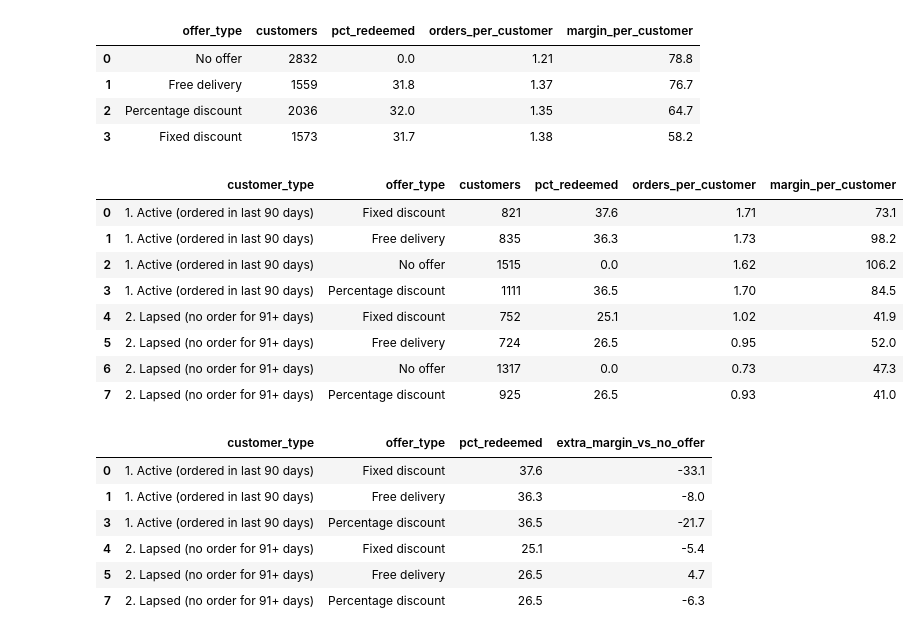
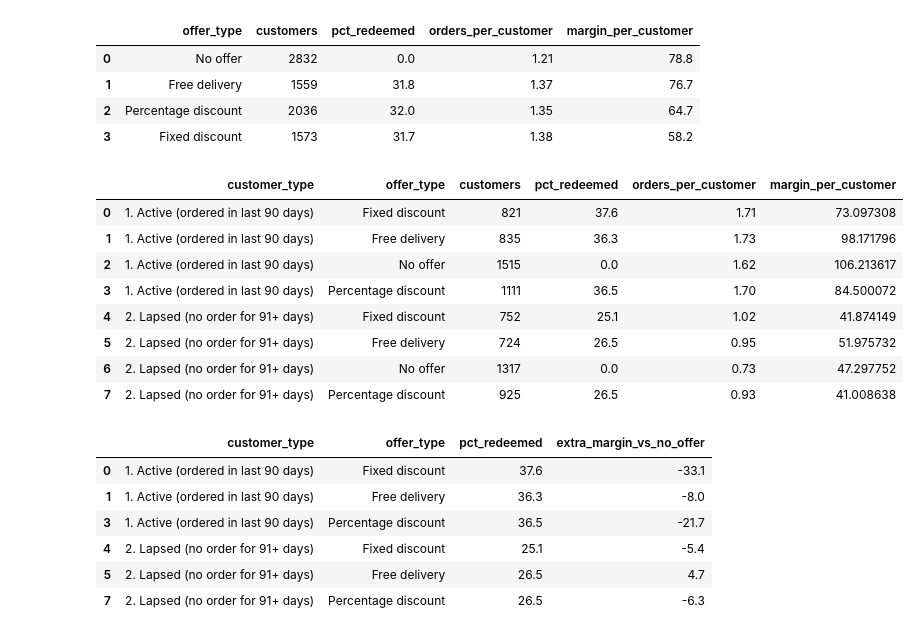
Before and after one commit to Aritra-20/swiftbasket-profitable-growth, a Jupyter notebook: notebooks/swiftbasket_analysis.ipynb, the cells around one changed output. Saved outputs shown, nothing was run; the diff lists cells and outputs as text; code cells hidden in the pictures.

```diff
--- a/notebooks/swiftbasket_analysis.ipynb
+++ b/notebooks/swiftbasket_analysis.ipynb
@@ -573,28 +946,28 @@ df
 # %%
 promo = run("""
 SELECT CASE WHEN c.days_since_last_order <= 90 THEN '1. Active (ordered in last 90 days)'
             ELSE '2. Lapsed (no order for 91+ days)' END AS customer_type,
        a.offer_type,
        COUNT(*) AS customers,
        ROUND(100.0 * AVG(a.offer_redeemed_flag), 1) AS pct_redeemed,
        ROUND(AVG(a.post_campaign_orders), 2)        AS orders_per_customer,
-       ROUND(AVG(a.post_campaign_margin_inr), 1)    AS margin_per_customer
+       AVG(a.post_campaign_margin_inr)              AS margin_per_customer
 FROM campaign_assignments a
 JOIN customers c ON a.customer_id = c.customer_id
 GROUP BY customer_type, a.offer_type
 ORDER BY customer_type, a.offer_type
 """)
 promo
 # %% [output]
 |  | customer_type | offer_type | customers | pct_redeemed | orders_per_customer | margin_per_customer |
-| 0 | 1. Active (ordered in last 90 days) | Fixed discount | 821 | 37.6 | 1.71 | 73.1 |
-| 1 | 1. Active (ordered in last 90 days) | Free delivery | 835 | 36.3 | 1.73 | 98.2 |
-| 2 | 1. Active (ordered in last 90 days) | No offer | 1515 | 0.0 | 1.62 | 106.2 |
-| 3 | 1. Active (ordered in last 90 days) | Percentage discount | 1111 | 36.5 | 1.70 | 84.5 |
-| 4 | 2. Lapsed (no order for 91+ days) | Fixed discount | 752 | 25.1 | 1.02 | 41.9 |
-| 5 | 2. Lapsed (no order for 91+ days) | Free delivery | 724 | 26.5 | 0.95 | 52.0 |
-| 6 | 2. Lapsed (no order for 91+ days) | No offer | 1317 | 0.0 | 0.73 | 47.3 |
-| 7 | 2. Lapsed (no order for 91+ days) | Percentage discount | 925 | 26.5 | 0.93 | 41.0 |
+| 0 | 1. Active (ordered in last 90 days) | Fixed discount | 821 | 37.6 | 1.71 | 73.097308 |
+| 1 | 1. Active (ordered in last 90 days) | Free delivery | 835 | 36.3 | 1.73 | 98.171796 |
+| 2 | 1. Active (ordered in last 90 days) | No offer | 1515 | 0.0 | 1.62 | 106.213617 |
+| 3 | 1. Active (ordered in last 90 days) | Percentage discount | 1111 | 36.5 | 1.70 | 84.500072 |
+| 4 | 2. Lapsed (no order for 91+ days) | Fixed discount | 752 | 25.1 | 1.02 | 41.874149 |
+| 5 | 2. Lapsed (no order for 91+ days) | Free delivery | 724 | 26.5 | 0.95 | 51.975732 |
+| 6 | 2. Lapsed (no order for 91+ days) | No offer | 1317 | 0.0 | 0.73 | 47.297752 |
+| 7 | 2. Lapsed (no order for 91+ days) | Percentage discount | 925 | 26.5 | 0.93 | 41.008638 |
 # %%
 # Extra margin = offer group's margin minus the no-offer group's margin, within the same customer type
 base = promo[promo.offer_type == "No offer"].set_index("customer_type")["margin_per_customer"]
```
Also changed, not shown: parts of 33 cells of this notebook, 8 other files.
